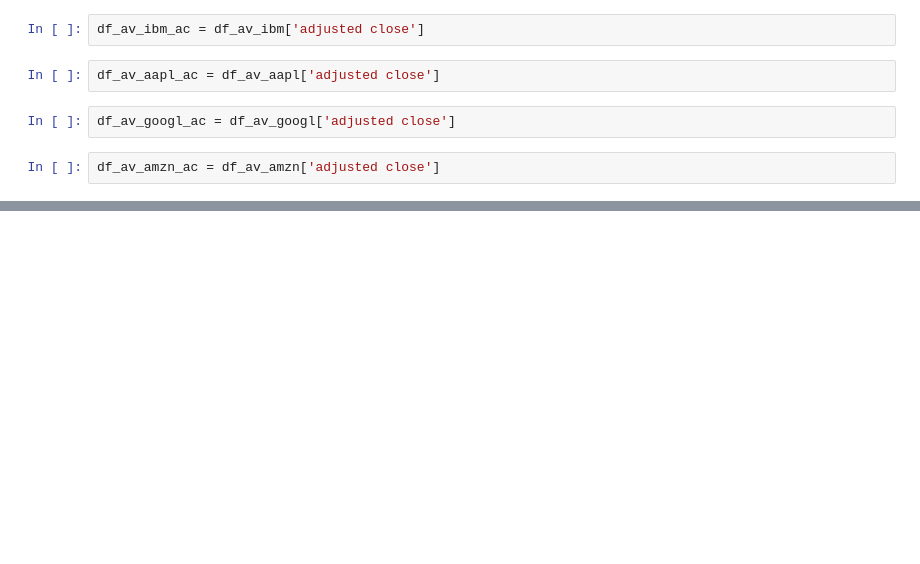
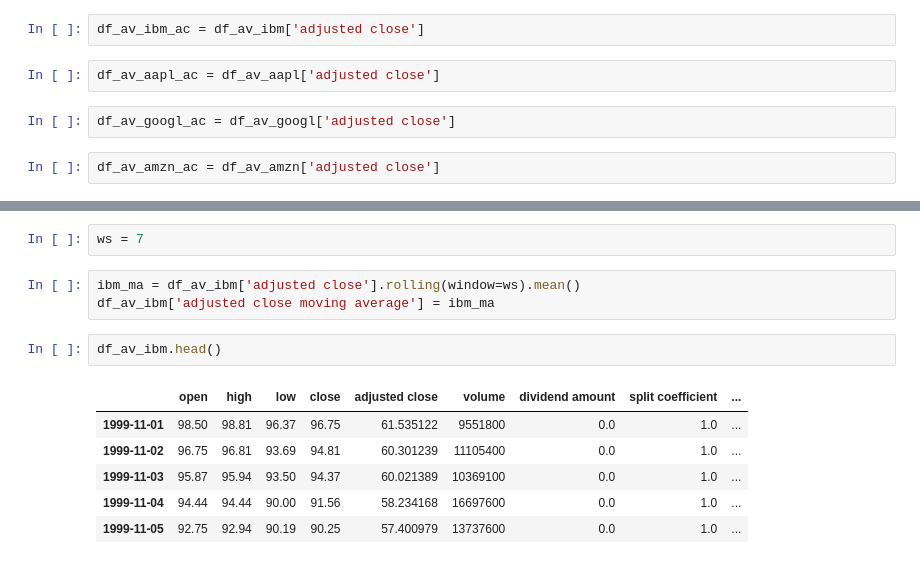
Before and after one commit to alfreedolf/ml-spp, a Jupyter notebook: DeepAR-StockPricesPredictions.ipynb, the cells around one changed output, grey strips where cells are left out. Cells and saved outputs as stored; diff of their text form; blank space fills up the shorter version.

```diff
--- a/DeepAR-StockPricesPredictions.ipynb
+++ b/DeepAR-StockPricesPredictions.ipynb
@@ -77,0 +120,14 @@ df_av_amzn_ac.plot()
+# %%
+ws = 7
+# %%
+ibm_ma = df_av_ibm['adjusted close'].rolling(window=ws).mean()
+df_av_ibm['adjusted close moving average'] = ibm_ma
+# %%
+df_av_ibm.head()
+# %% [output]
+|  | open | high | low | close | adjusted close | volume | dividend amount | split coefficient | ... |
+| 1999-11-01 | 98.50 | 98.81 | 96.37 | 96.75 | 61.535122 | 9551800 | 0.0 | 1.0 | ... |
+| 1999-11-02 | 96.75 | 96.81 | 93.69 | 94.81 | 60.301239 | 11105400 | 0.0 | 1.0 | ... |
+| 1999-11-03 | 95.87 | 95.94 | 93.50 | 94.37 | 60.021389 | 10369100 | 0.0 | 1.0 | ... |
+| 1999-11-04 | 94.44 | 94.44 | 90.00 | 91.56 | 58.234168 | 16697600 | 0.0 | 1.0 | ... |
+| 1999-11-05 | 92.75 | 92.94 | 90.19 | 90.25 | 57.400979 | 13737600 | 0.0 | 1.0 | ... |
```
Also changed, not shown: parts of 25 cells of this notebook.
